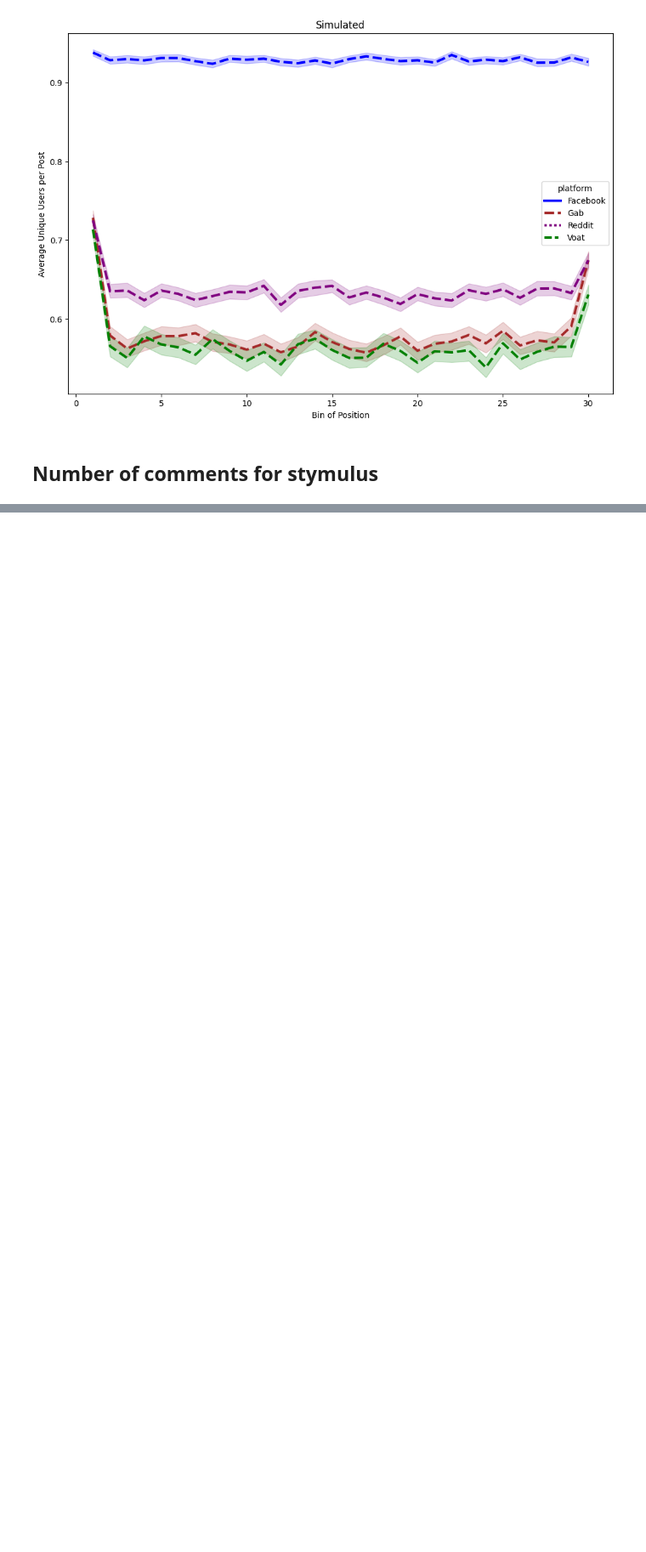
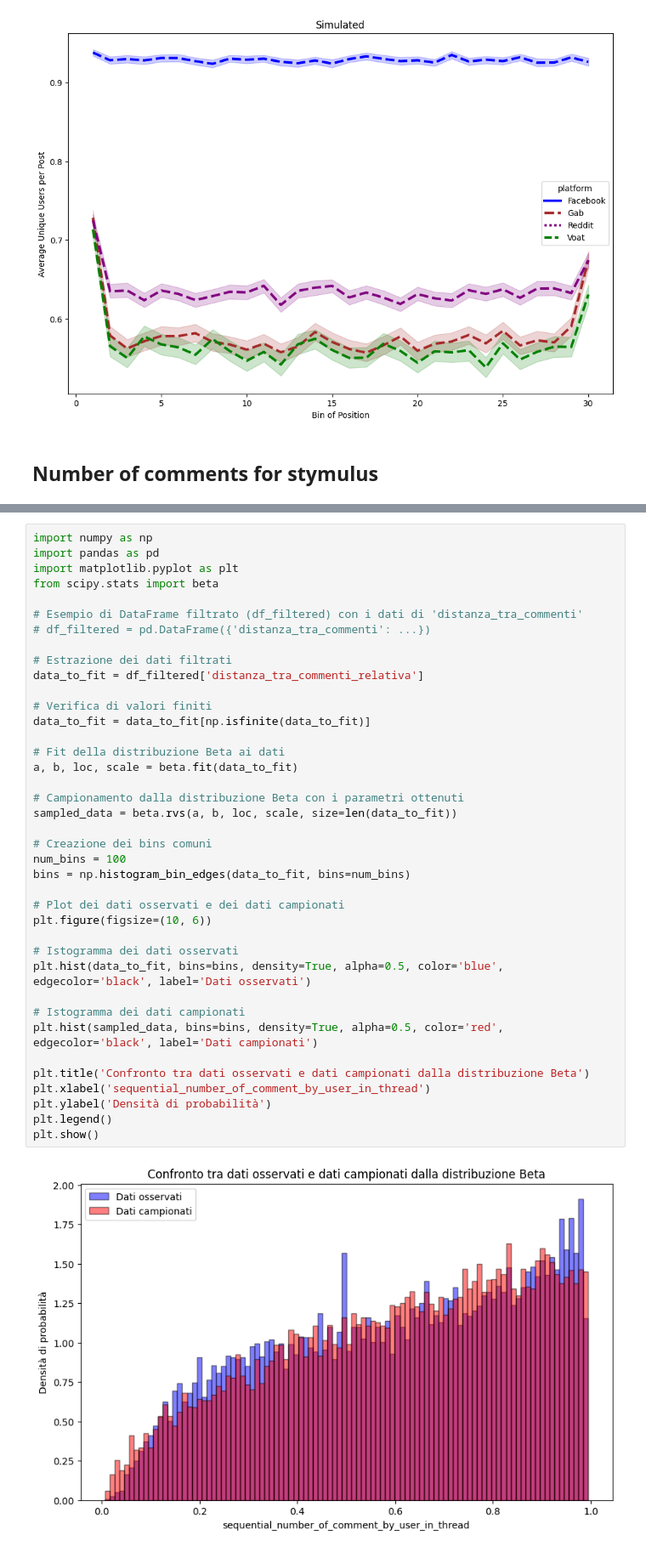
Before and after one commit to nudojacopo/nudojacopo, a Jupyter notebook: synthetic_signals.ipynb, the cells around one changed output, grey strips where cells are left out. Shown at 85% size. Drawn from its saved outputs; the diff is of its cells as text; blank space fills up the shorter version.

```diff
--- a/synthetic_signals.ipynb
+++ b/synthetic_signals.ipynb
@@ -562,0 +576,41 @@ Warning: total number of rows (191557) exceeds max_rows (20000). Limiting to fir
+# %%
+import numpy as np
+import pandas as pd
+import matplotlib.pyplot as plt
+from scipy.stats import beta
+
+# Esempio di DataFrame filtrato (df_filtered) con i dati di 'distanza_tra_commenti'
+# df_filtered = pd.DataFrame({'distanza_tra_commenti': ...})
+
+# Estrazione dei dati filtrati
+data_to_fit = df_filtered['distanza_tra_commenti_relativa']
+
+# Verifica di valori finiti
+data_to_fit = data_to_fit[np.isfinite(data_to_fit)]
+
+# Fit della distribuzione Beta ai dati
+a, b, loc, scale = beta.fit(data_to_fit)
+
+# Campionamento dalla distribuzione Beta con i parametri ottenuti
+sampled_data = beta.rvs(a, b, loc, scale, size=len(data_to_fit))
+
+# Creazione dei bins comuni
+num_bins = 100
+bins = np.histogram_bin_edges(data_to_fit, bins=num_bins)
+
+# Plot dei dati osservati e dei dati campionati
+plt.figure(figsize=(10, 6))
+
+# Istogramma dei dati osservati
+plt.hist(data_to_fit, bins=bins, density=True, alpha=0.5, color='blue', edgecolor='black', label='Dati osservati')
+
+# Istogramma dei dati campionati
+plt.hist(sampled_data, bins=bins, density=True, alpha=0.5, color='red', edgecolor='black', label='Dati campionati')
+
+plt.title('Confronto tra dati osservati e dati campionati dalla distribuzione Beta')
+plt.xlabel('sequential_number_of_comment_by_user_in_thread')
+plt.ylabel('Densità di probabilità')
+plt.legend()
+plt.show()
+# %% [output]
+[figure, added]
```
Also changed, not shown: parts of 3 cells of this notebook.
